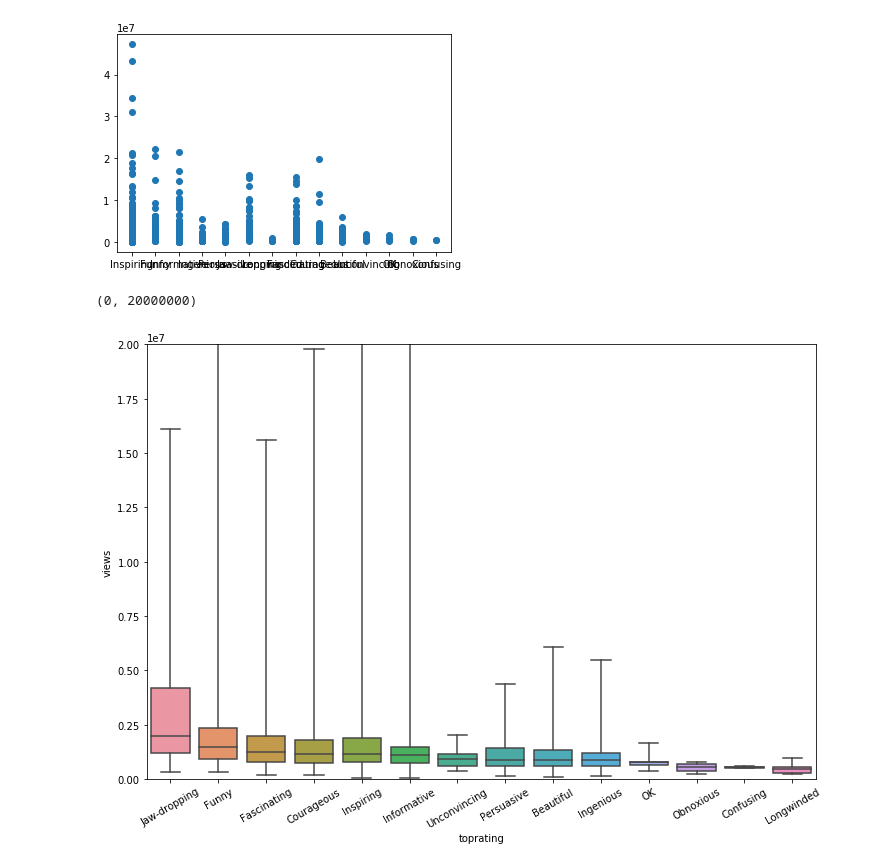
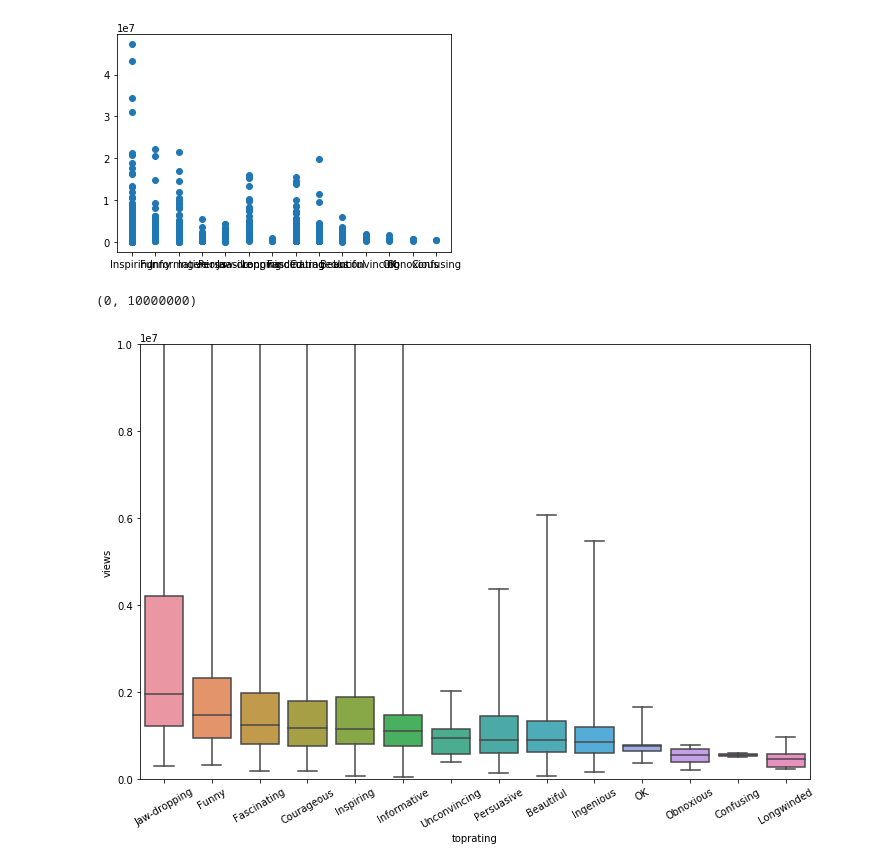
Before and after one commit to augustinechang1/TED-Talk-Prediction, a Jupyter notebook: RatingData.ipynb, the cells around one changed output. Cells and saved outputs as stored; diff of their text form; code cells hidden in the pictures.

```diff
--- a/RatingData.ipynb
+++ b/RatingData.ipynb
@@ -141,10 +139,10 @@ import seaborn as sns
 # %%
 list_ordered_by_median = newdata.groupby('toprating')['views'].median().sort_values(ascending = False).index
 
 f, ax = plt.subplots(figsize=(12, 8))
 ax = sns.boxplot(x=newdata['toprating'], y=newdata['views'], data=newdata, order = list_ordered_by_median, whis= 30)
 plt.xticks(rotation=30)
-plt.ylim((0,20000000))
+plt.ylim((0,10000000))
 # %% [output]
-(0, 20000000)
+(0, 10000000)
-[figure, old version]
+[figure, new version]
```
Also changed, not shown: parts of 16 cells of this notebook.
